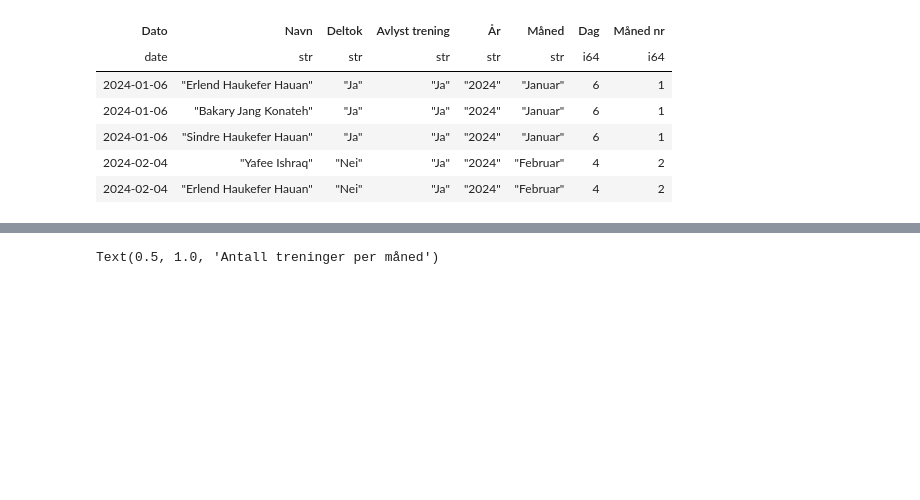
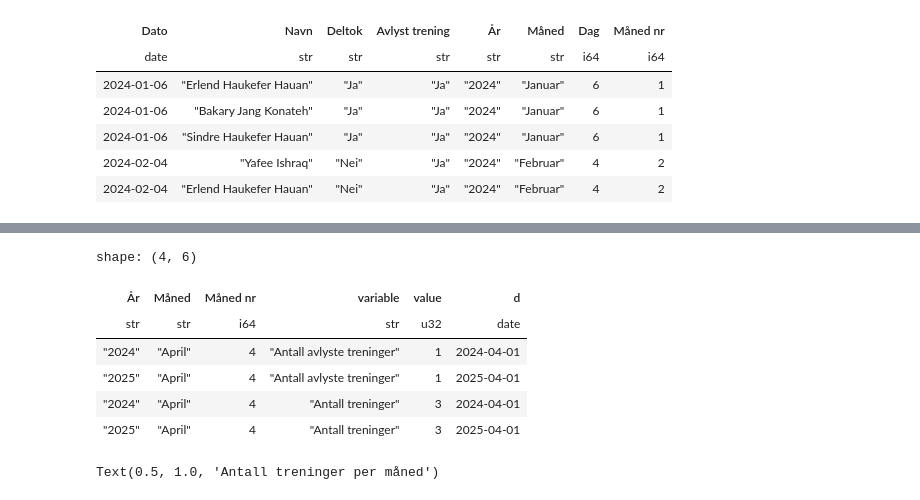
Before and after one commit to PolarsDude/treningsstatistikk-, a Jupyter notebook: test_fil.ipynb, the cells around one changed output, grey strips where cells are left out. Saved outputs shown, nothing was run; the diff lists cells and outputs as text; code cells hidden in the pictures; blank space fills up the shorter version.

```diff
--- a/test_fil.ipynb
+++ b/test_fil.ipynb
@@ -44,3 +76,13 @@ Text(0.5, 1.0, 'Antall treninger per måned')
+# %%
+antall_treninger
+# %% [output]
+shape: (4, 6)
+| År | Måned | Måned nr | variable | value | d |
+| str | str | i64 | str | u32 | date |
+| "2024" | "April" | 4 | "Antall avlyste treninger" | 1 | 2024-04-01 |
+| "2025" | "April" | 4 | "Antall avlyste treninger" | 1 | 2025-04-01 |
+| "2024" | "April" | 4 | "Antall treninger" | 3 | 2024-04-01 |
+| "2025" | "April" | 4 | "Antall treninger" | 3 | 2025-04-01 |
 # %%
 antall_treninger = (df
 .group_by('Måned','Måned nr')
```
Also changed, not shown: parts of 1 cell of this notebook, 1 other file.
